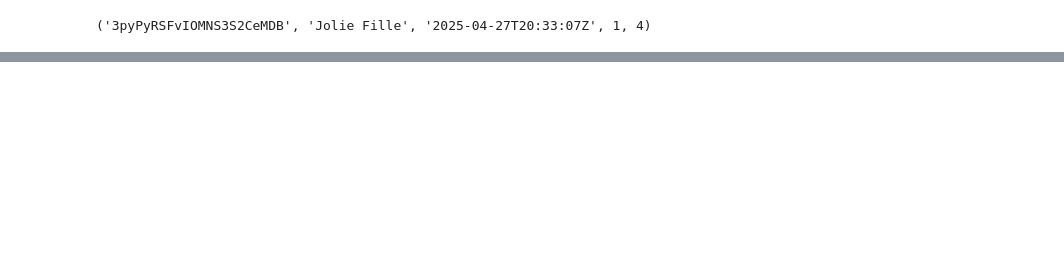
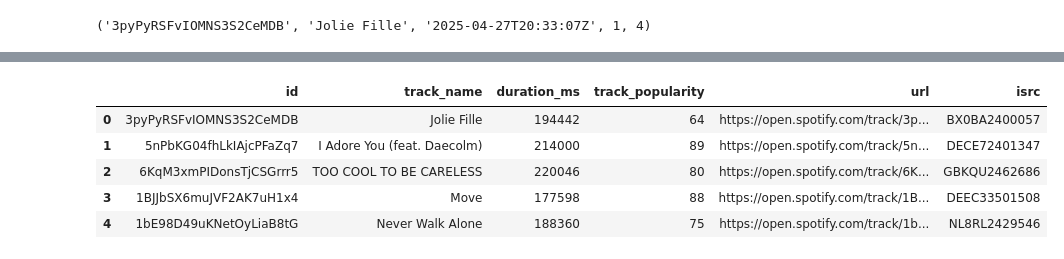
Before and after one commit to cdwood84/trackscience, a Jupyter notebook: SpotipyTree.ipynb, the cells around one changed output, grey strips where cells are left out. Cells and saved outputs as stored; diff of their text form; code cells hidden in the pictures; blank space fills up the shorter version.

```diff
--- a/SpotipyTree.ipynb
+++ b/SpotipyTree.ipynb
@@ -94,0 +183,16 @@ KeyError: 'results'
+# %%
+# inspect track data
+
+t_df = lib.get_object_dataframe('track')
+t_df = t_df.rename(columns={
+    'name': 'track_name',
+    'popularity': 'track_popularity',
+})
+t_df.head()
+# %% [output]
+|  | id | track_name | duration_ms | track_popularity | url | isrc |
+| 0 | 3pyPyRSFvIOMNS3S2CeMDB | Jolie Fille | 194442 | 64 | https://open.spotify.com/track/3p... | BX0BA2400057 |
+| 1 | 5nPbKG04fhLkIAjcPFaZq7 | I Adore You (feat. Daecolm) | 214000 | 89 | https://open.spotify.com/track/5n... | DECE72401347 |
+| 2 | 6KqM3xmPIDonsTjCSGrrr5 | TOO COOL TO BE CARELESS | 220046 | 80 | https://open.spotify.com/track/6K... | GBKQU2462686 |
+| 3 | 1BJJbSX6muJVF2AK7uH1x4 | Move | 177598 | 88 | https://open.spotify.com/track/1B... | DEEC33501508 |
+| 4 | 1bE98D49uKNetOyLiaB8tG | Never Walk Alone | 188360 | 75 | https://open.spotify.com/track/1b... | NL8RL2429546 |
```
Also changed, not shown: parts of 12 cells of this notebook, 2 other files.
